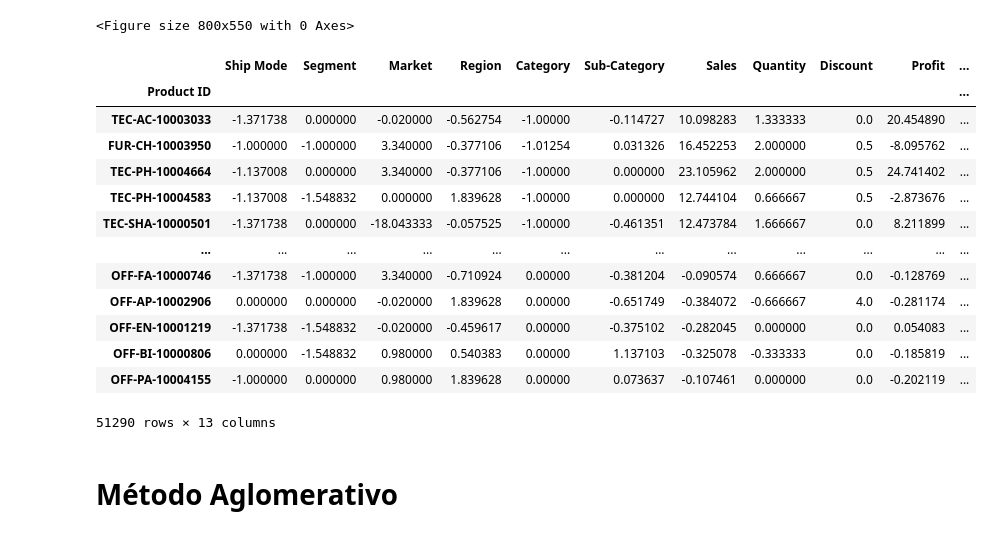
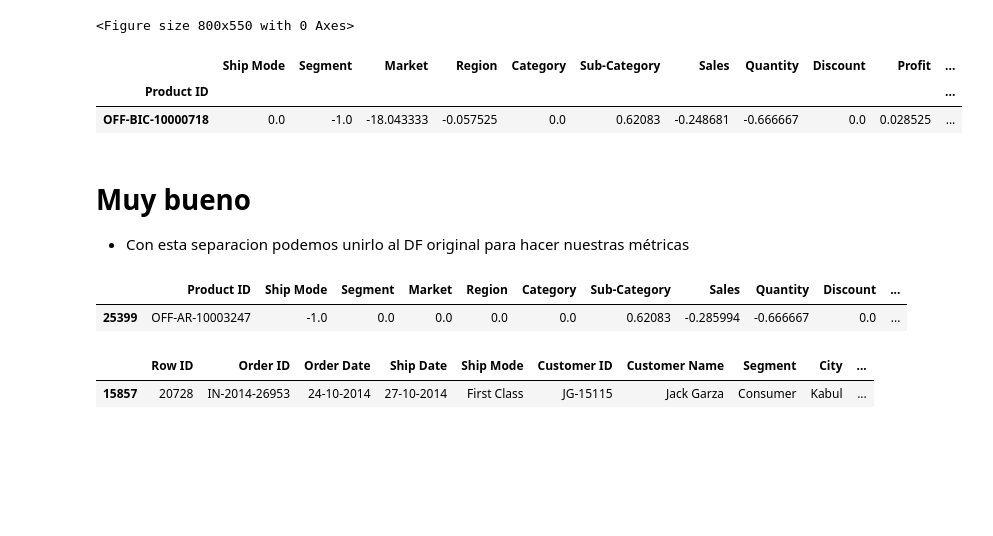
Before and after one commit to apelsito/Proyecto9-Clustering, a Jupyter notebook: jupyter/Modelo 1/01_Clustering/04_modelos.ipynb, the cells around one changed output. Saved outputs shown, nothing was run; the diff lists cells and outputs as text; code cells hidden in the pictures; blank space fills up the shorter version.

Commit message:
Listo para empezar

```diff
--- a/jupyter/Modelo 1/01_Clustering/04_modelos.ipynb
+++ b/jupyter/Modelo 1/01_Clustering/04_modelos.ipynb
@@ -81,21 +81,8 @@ df, labels = kmeans.modelo_kmeans(df,2,metricas=True,graficas=True)
 <Figure size 800x550 with 0 Axes>
 # %%
 kmeans_df = df.copy()
-kmeans_df
+kmeans_df.sample()
 # %% [output]
 |  | Ship Mode | Segment | Market | Region | Category | Sub-Category | Sales | Quantity | Discount | Profit | ... |
 | Product ID |  |  |  |  |  |  |  |  |  |  | ... |
-| TEC-AC-10003033 | -1.371738 | 0.000000 | -0.020000 | -0.562754 | -1.00000 | -0.114727 | 10.098283 | 1.333333 | 0.0 | 20.454890 | ... |
-| FUR-CH-10003950 | -1.000000 | -1.000000 | 3.340000 | -0.377106 | -1.01254 | 0.031326 | 16.452253 | 2.000000 | 0.5 | -8.095762 | ... |
-| TEC-PH-10004664 | -1.137008 | 0.000000 | 3.340000 | -0.377106 | -1.00000 | 0.000000 | 23.105962 | 2.000000 | 0.5 | 24.741402 | ... |
-| TEC-PH-10004583 | -1.137008 | -1.548832 | 0.000000 | 1.839628 | -1.00000 | 0.000000 | 12.744104 | 0.666667 | 0.5 | -2.873676 | ... |
-| TEC-SHA-10000501 | -1.371738 | 0.000000 | -18.043333 | -0.057525 | -1.00000 | -0.461351 | 12.473784 | 1.666667 | 0.0 | 8.211899 | ... |
-| ... | ... | ... | ... | ... | ... | ... | ... | ... | ... | ... | ... |
-| OFF-FA-10000746 | -1.371738 | -1.000000 | 3.340000 | -0.710924 | 0.00000 | -0.381204 | -0.090574 | 0.666667 | 0.0 | -0.128769 | ... |
-| OFF-AP-10002906 | 0.000000 | 0.000000 | -0.020000 | 1.839628 | 0.00000 | -0.651749 | -0.384072 | -0.666667 | 4.0 | -0.281174 | ... |
-| OFF-EN-10001219 | -1.371738 | -1.548832 | -0.020000 | -0.459617 | 0.00000 | -0.375102 | -0.282045 | 0.000000 | 0.0 | 0.054083 | ... |
-| OFF-BI-10000806 | 0.000000 | -1.548832 | 0.980000 | 0.540383 | 0.00000 | 1.137103 | -0.325078 | -0.333333 | 0.0 | -0.185819 | ... |
-| OFF-PA-10004155 | -1.000000 | 0.000000 | 0.980000 | 1.839628 | 0.00000 | 0.073637 | -0.107461 | 0.000000 | 0.0 | -0.202119 | ... |
+| OFF-BIC-10000718 | 0.0 | -1.0 | -18.043333 | -0.057525 | 0.0 | 0.62083 | -0.248681 | -0.666667 | 0.0 | 0.028525 | ... |
-51290 rows × 13 columns
-# %% [markdown]
-# Método Aglomerativo
@@ -105,0 +89,3 @@ modelos.visualizar_dendrogramas(grafica_size=(20,20),titulo_size=20)
+# %% [markdown]
+# Muy bueno
+- Con esta separacion podemos unirlo al DF original para hacer nuestras métricas
@@ -105,0 +96,10 @@ modelos.visualizar_dendrogramas(grafica_size=(20,20),titulo_size=20)
+# %%
+kmeans_df.sample()
+# %% [output]
+|  | Product ID | Ship Mode | Segment | Market | Region | Category | Sub-Category | Sales | Quantity | Discount | ... |
+| 25399 | OFF-AR-10003247 | -1.0 | 0.0 | 0.0 | 0.0 | 0.0 | 0.62083 | -0.285994 | -0.666667 | 0.0 | ... |
+# %%
+df_og.sample()
+# %% [output]
+|  | Row ID | Order ID | Order Date | Ship Date | Ship Mode | Customer ID | Customer Name | Segment | City | ... |
+| 15857 | 20728 | IN-2014-26953 | 24-10-2014 | 27-10-2014 | First Class | JG-15115 | Jack Garza | Consumer | Kabul | ... |
```
Also changed, not shown: parts of 8 cells of this notebook, 2 other files.
